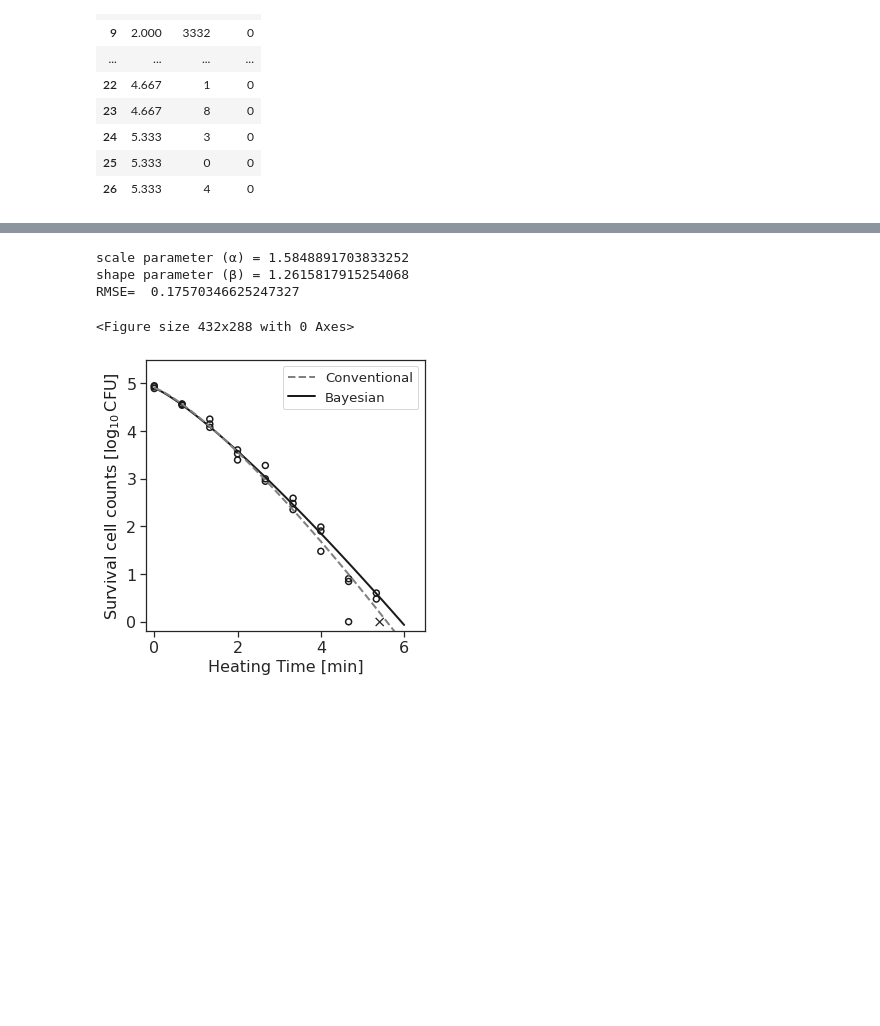
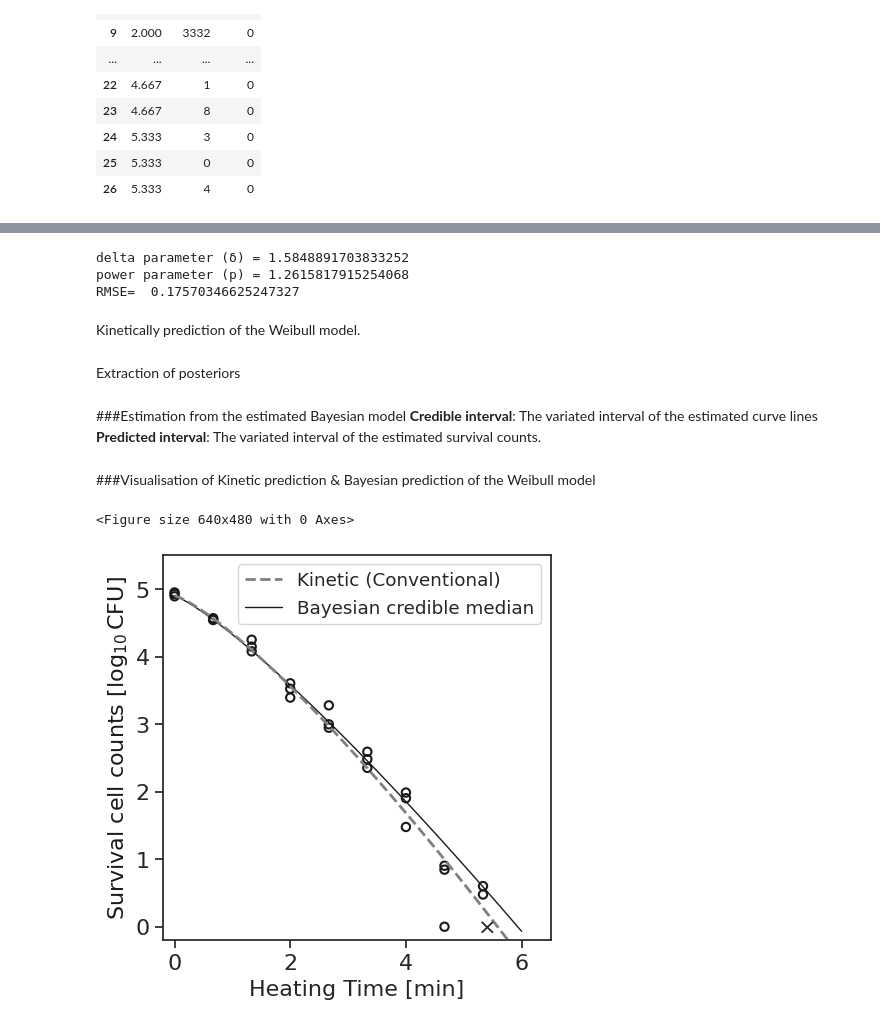
Before and after one commit to kento-koyama/bayesian_predictive_micro_ICPMF12, a Jupyter notebook: Workshop_(inactivation).ipynb, the cells around one changed output, grey strips where cells are left out. Drawn from its saved outputs; the diff is of its cells as text; code cells hidden in the pictures; blank space fills up the shorter version.

```diff
--- a/Workshop_(inactivation).ipynb
+++ b/Workshop_(inactivation).ipynb
@@ -218,25 +299,17 @@ g = g.add_legend()
 # %%
-url = "https://raw.githubusercontent.com/Satoko-Hiura/Bayesian-generalized-linear-model-for-simulating-bacterial-inactivation-growth/main/code/inactivation/data/frequentism_fitting.csv"
-data = pd.read_csv(url, encoding='utf-8')
-
-t = data['TIME']
-R = data['Ratio']
-
 #fitting
 parameter_initial = np.array([1.4,1.4])
-def func(t, α, β):
-    return -((t/α)**β)
+def func(t, d, p):
+    return -((t/d)**p)
 parameter_optimal, covariance= scipy.optimize.curve_fit(func, t, R, p0=parameter_initial)
 y = func(t, parameter_optimal[0], parameter_optimal[1])
-print("scale parameter (α) =", format(parameter_optimal[0]))
-print("shape parameter (β) =", format(parameter_optimal[1]))
+print("delta parameter (δ) =", format(parameter_optimal[0]))
+print("power parameter (p) =", format(parameter_optimal[1]))
 RMSE = np.sqrt(mean_squared_error(R,y))
 print("RMSE= ", format(RMSE))
-
-#result of fitting
-T = np.arange(0,6,0.05)
-y = 4.9-((T/parameter_optimal[0])**parameter_optimal[1])
 # %% [output]
-scale parameter (α) = 1.5848891703833252
-shape parameter (β) = 1.2615817915254068
+delta parameter (δ) = 1.5848891703833252
+power parameter (p) = 1.2615817915254068
 RMSE=  0.17570346625247327
+# %% [markdown]
+Kinetically prediction of the Weibull model.
@@ -243,35 +320,40 @@ RMSE=  0.17570346625247327
+# %% [markdown]
+Extraction of posteriors
+# %%
+delta = fit_nuts['delta'] #delta parameter(δ)
+power = fit_nuts['power'] #power parameter(p)
+N0 = 79000 #initial cell number
+# %% [markdown]
+###Estimation from the estimated Bayesian model
+**Credible interval**: The variated interval of the estimated curve lines
+**Predicted interval**: The variated interval of the estimated survival counts.
 # %%
-#fitting by bayesian
-scale = fit_nuts['a'] #scale parameter(δ)
-shape = fit_nuts['b'] #shape parameter(p)
-N0 = 79000 #initial cell number
-
-#time
+#Array setting for time
 T0 =[]
 for n in range(61):
     t0 = n*0.1
     T0.append(t0)
 T1 = pd.DataFrame(T0)
 
-#confidence interval
-y_conf_int = np.zeros((len(scale[0,:]),len(T0)))
-for i in range(len(scale[0,:])):
+#credible interval
+y_cred_int = np.zeros((len(delta[0,:]),len(T0)))
+for i in range(len(delta[0,:])):
     for j in range(len(T0)):
-        y_conf_int[i,j] = N0*(10**(-((np.array(T0[j])/scale[0,i])**(shape[0,i]))))
-y_conf_int_975 = np.percentile(y_conf_int, 2.5, axis=0)
-y_conf_int_025 = np.percentile(y_conf_int, 97.5, axis=0)
-y_conf_int_500 = np.percentile(y_conf_int, 50.0, axis=0)
-y_conf = np.log10(y_conf_int)
-y_conf_975 = np.percentile(y_conf, 2.5, axis=0)
-y_conf_025 = np.percentile(y_conf, 97.5, axis=0)
-y_conf_500 = np.percentile(y_conf, 50.0, axis=0)
+        y_cred_int[i,j] = N0*(10**(-((np.array(T0[j])/delta[0,i])**(power[0,i]))))
+y_cred_int_975 = np.percentile(y_cred_int, 2.5, axis=0)
+y_cred_int_025 = np.percentile(y_cred_int, 97.5, axis=0)
+y_cred_int_500 = np.percentile(y_cred_int, 50.0, axis=0)
+y_cred = np.log10(y_cred_int)
+y_cred_975 = np.percentile(y_cred, 2.5, axis=0)
+y_cred_025 = np.percentile(y_cred, 97.5, axis=0)
+y_cred_500 = np.percentile(y_cred, 50.0, axis=0)
 
 #predicted interval
-y_pred_int = np.zeros((len(scale[0,:]),len(T0)))
-for i in range(len(scale[0,:])):
+y_pred_int = np.zeros((len(delta[0,:]),len(T0)))
+for i in range(len(power[0,:])):
     for j in range(len(T0)):
 
-        y_pred_int[i,j] = np.random.poisson(N0*10**(-((np.array(T0[j])/scale[0,i])**(shape[0,i]))))
+        y_pred_int[i,j] = np.random.poisson(N0*10**(-((np.array(T0[j])/delta[0,i])**(power[0,i]))))
 y_pred_int_975 = np.percentile(y_pred_int, 2.5, axis=0)
 y_pred_int_025 = np.percentile(y_pred_int, 97.5, axis=0)
 y_pred_int_500 = np.percentile(y_pred_int, 50.0, axis=0)
@@ -279,29 +361,31 @@ y_pred = np.log10(y_pred_int)
 y_pred_975 = np.percentile(y_pred, 2.5, axis=0)
 y_pred_025 = np.percentile(y_pred, 97.5, axis=0)
 y_pred_500 = np.percentile(y_pred, 50.0, axis=0)
+# %% [markdown]
+###Visualisation of Kinetic prediction & Bayesian prediction of the Weibull model
 # %%
 #graph
 #plot+frequentism+bayes
 url = "https://raw.githubusercontent.com/Satoko-Hiura/Bayesian-generalized-linear-model-for-simulating-bacterial-inactivation-growth/main/code/inactivation/data/bayesian_fitting.csv"
 data2 = pd.read_csv(url, encoding='utf-8')
 x = data2['TIME']
 y1 = data2['Nt']
 y1 = np.log10(y1)
 fig = plt.figure()
 plt.figure(figsize=(5,5))
 sns.set_style(style='ticks')
 plt.xlabel("Heating Time [min]", size=16)
 plt.ylabel('Survival cell counts [$\log_{10}$CFU]',fontsize=16, color='k')
 plt.tick_params(labelsize=16, direction='out')
 plt.xticks([0,2,4,6])
 plt.xlim(-0.2,6.5)
 plt.ylim(-0.2,5.5)
-plt.plot(T, y, color="gray", linestyle='dashed', lw=2, zorder=2, label='Conventional')
+plt.plot(T, y, color="gray", linestyle='dashed', lw=1.5, zorder=2, label='Kinetic (Conventional)')
 plt.text(5.25, -0.1, '×', fontsize=16)
-plt.plot(T0,y_conf_500, linestyle = 'solid', zorder=1, color='k', lw=2.0, label='Bayesian')
+plt.plot(T0,y_cred_500, linestyle = 'solid', zorder=1, color='k', lw=1.0, label='Bayesian credible median')
 plt.scatter(x, y1, facecolors='None', edgecolors='k',linewidths=1.5)
 plt.legend()
 plt.show()
 # %% [output]
-<Figure size 432x288 with 0 Axes>
+<Figure size 640x480 with 0 Axes>
-[figure, old version]
+[figure, new version]
```
Also changed, not shown: parts of 36 cells of this notebook.
